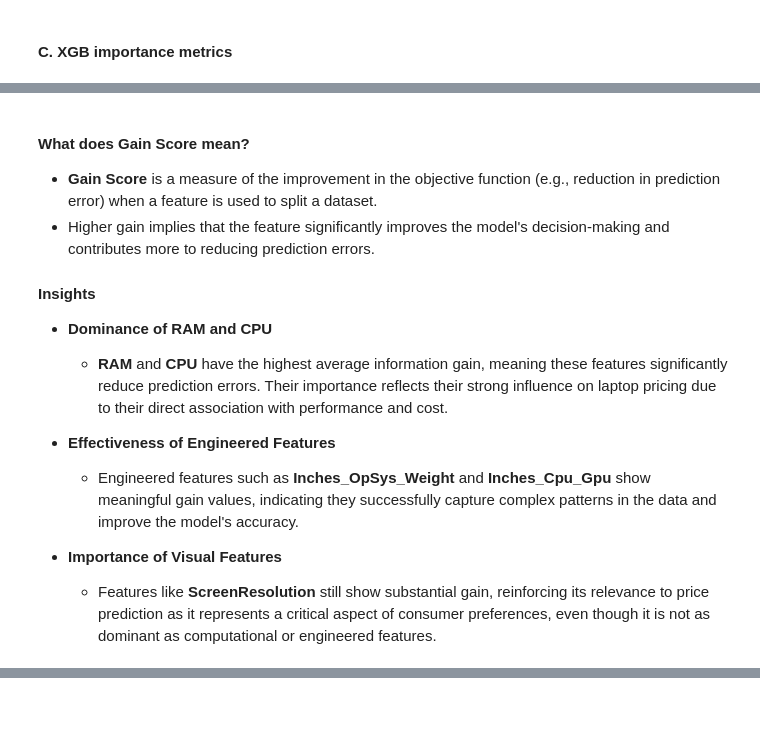
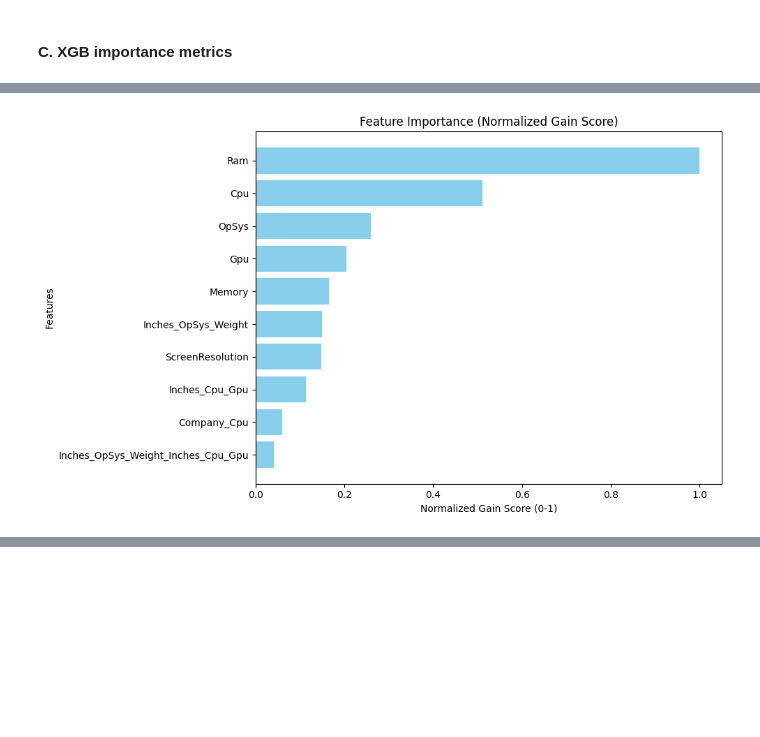
Before and after one commit to EliyaRabia/Tabular-Data-Project, a Jupyter notebook: part2.ipynb, the cells around one changed output, grey strips where cells are left out. Cells and saved outputs as stored; diff of their text form; code cells hidden in the pictures; blank space fills up the shorter version.

```diff
--- a/part2.ipynb
+++ b/part2.ipynb
@@ -406,7 +417,7 @@ def improve_model(param_grid, X_train, y_train):
 
     # Initialize the XGBoost model
     xgb_model = xgb.XGBRegressor(random_state=42)
-    grid_search = GridSearchCV(estimator=xgb_model, param_grid=param_grid, scoring='neg_mean_squared_error', cv=3, n_jobs=-1)
+    grid_search = GridSearchCV(estimator=xgb_model, param_grid=param_grid, scoring='r2', cv=3, n_jobs=-1)
     grid_search.fit(X_train, y_train)
 
     # Best model
@@ -971,15 +974,27 @@ plt.show()
-# %% [markdown]
-#### What does **Gain Score** mean?
-- **Gain Score** is a measure of the improvement in the objective function (e.g., reduction in prediction error) when a feature is used to split a dataset.
-- Higher gain implies that the feature significantly improves the model's decision-making and contributes more to reducing prediction errors.
-
-#### Insights
-
-- **Dominance of RAM and CPU**
-   - **RAM** and **CPU** have the highest average information gain, meaning these features significantly reduce prediction errors. Their importance reflects their strong influence on laptop pricing due to their direct association with performance and cost.
-
-- **Effectiveness of Engineered Features**
-   - Engineered features such as **Inches_OpSys_Weight** and **Inches_Cpu_Gpu** show meaningful gain values, indicating they successfully capture complex patterns in the data and improve the model's accuracy.
-
-- **Importance of Visual Features**
-   - Features like **ScreenResolution** still show substantial gain, reinforcing its relevance to price prediction as it represents a critical aspect of consumer preferences, even though it is not as dominant as computational or engineered features.
+# %%
+# Extract feature importances from the model
+importance = best_model.get_booster().get_score(importance_type='gain')
+
+# Convert to a DataFrame
+importance_df = pd.DataFrame({
+    'Feature': list(importance.keys()),
+    'Gain': list(importance.values())
+})
+
+# Normalize the gain scores
+importance_df['Normalized Gain'] = importance_df['Gain'] / importance_df['Gain'].max()
+
+# Sort by importance
+importance_df = importance_df.sort_values(by='Normalized Gain', ascending=False)
+
+# Plot the normalized gain scores
+plt.figure(figsize=(10, 6))
+plt.barh(importance_df['Feature'], importance_df['Normalized Gain'], color='skyblue')
+plt.xlabel('Normalized Gain Score (0-1)')
+plt.ylabel('Features')
+plt.title('Feature Importance (Normalized Gain Score)')
+plt.gca().invert_yaxis()  # Invert y-axis for better readability
+plt.tight_layout()
+plt.show()
+# %% [output]
+[figure, added]
```
Also changed, not shown: parts of 23 cells of this notebook.
